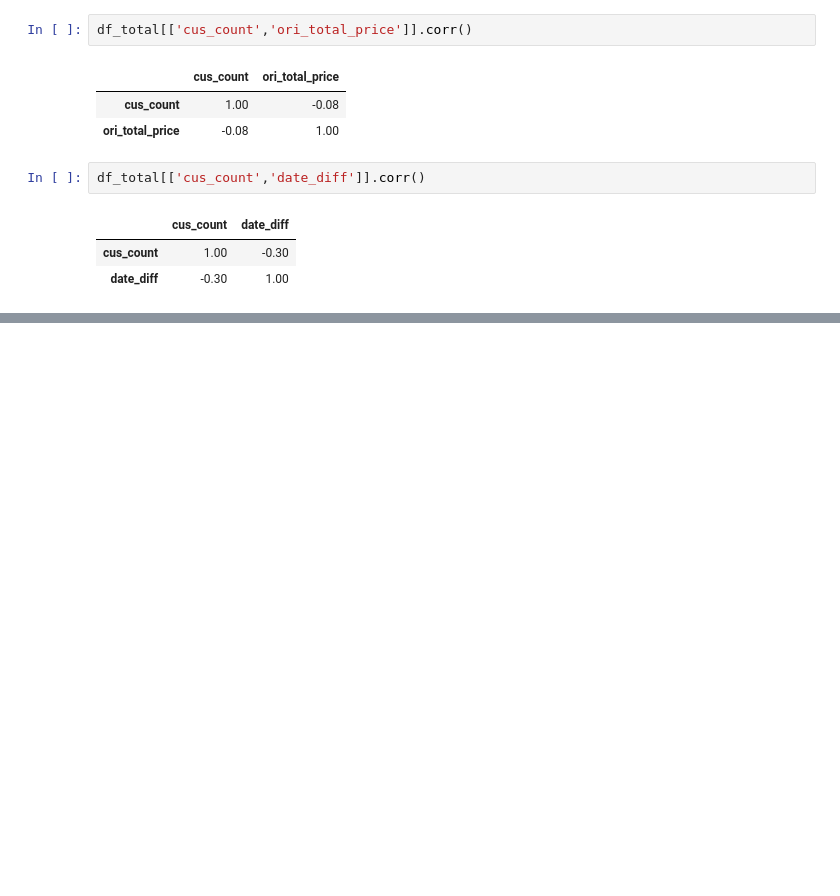
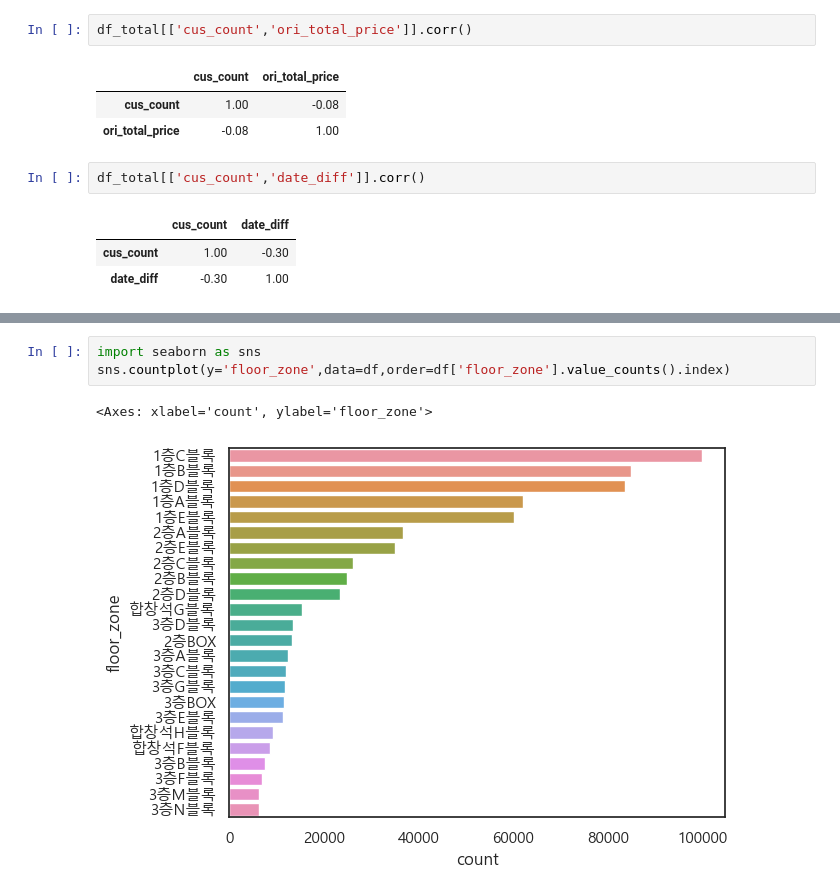
Before and after one commit to damidaa/bigcontest_2023, a Jupyter notebook: preprocessing/EDA.ipynb, the cells around one changed output, grey strips where cells are left out. Drawn from its saved outputs; the diff is of its cells as text; blank space fills up the shorter version.

```diff
--- a/preprocessing/EDA.ipynb
+++ b/preprocessing/EDA.ipynb
@@ -131,0 +224,6 @@ ValueError: could not convert string to float: '2019-10-20'
+# %%
+import seaborn as sns
+sns.countplot(y='floor_zone',data=df,order=df['floor_zone'].value_counts().index)
+# %% [output]
+<Axes: xlabel='count', ylabel='floor_zone'>
+[figure, added]
```
Also changed, not shown: parts of 74 cells of this notebook.
